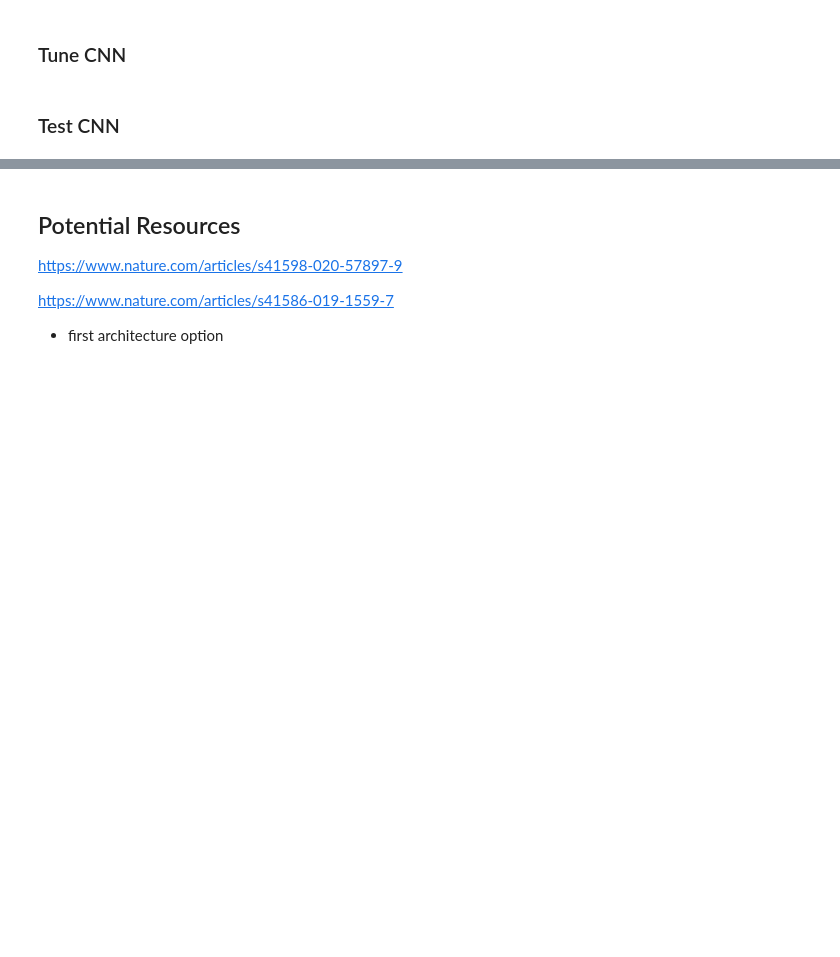
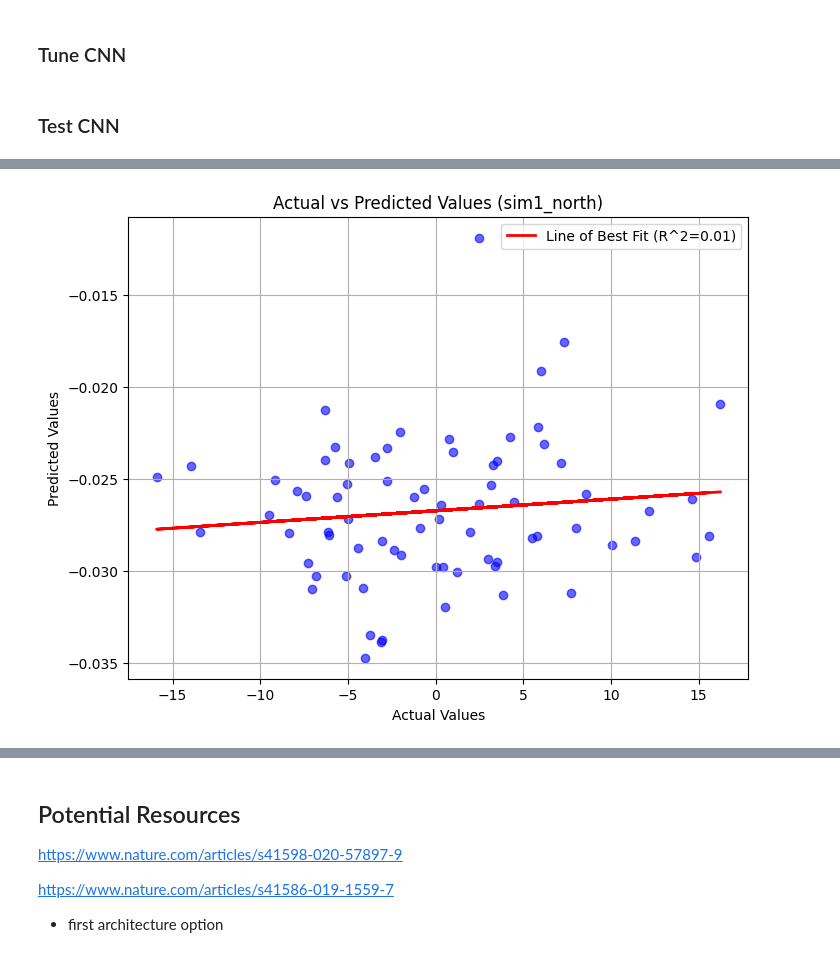
Before and after one commit to mtvaden1/California_Climate_Capstone, a Jupyter notebook: modeling/BuildCNN.ipynb, the cells around one changed output, grey strips where cells are left out. Cells and saved outputs as stored; diff of their text form; code cells hidden in the pictures; blank space fills up the shorter version.

```diff
--- a/modeling/BuildCNN.ipynb
+++ b/modeling/BuildCNN.ipynb
@@ -107,0 +112,3 @@ pd.DataFrame(X[74, :, :])
+# %%
+X_reshaped = X.reshape(100, 74, 192, 288)
+X_reshaped.shape
@@ -227,9 +241,8 @@ pytorch_total_params
 import torch.optim as optim
 
 criterion = nn.MSELoss()
-#optimizer = optim.SGD(model.parameters(), lr=0.001, momentum=0.9)
-optimizer = optim.Adam(model.parameters(), lr=0.001)
-epochs = 15
+optimizer = optim.SGD(model.parameters(), lr=0.001, momentum=0.9)
+epochs = 5
 # %% [markdown]
 ### Train CNN
 # %%
@@ -333,0 +317,8 @@ plt.show()
+# %%
+# Convert lists to numpy arrays
+predicted_data = np.array(predicted_data)
+actual_data = np.array(actual_data)
+
+# Print the shapes of the predicted and actual data arrays
+print("Predicted Data Shape:", predicted_data.shape)
+print("Actual Data Shape:", actual_data.shape)
@@ -333,0 +348,22 @@ plt.show()
+# %%
+sim1_north_predicted = predicted_data[:74, 1]
+sim1_north_actual = actual_data[:74, 1]
+# %%
+# Fit linear regression model
+regression_model = LinearRegression()
+regression_model.fit(sim1_north_actual.reshape(-1, 1), sim1_north_predicted.reshape(-1, 1))
+predicted_values = regression_model.predict(sim1_north_actual.reshape(-1, 1))
+r2_value = r2_score(sim1_north_predicted, predicted_values)
+
+# Plot scatter plot with line of best fit
+plt.figure(figsize=(8, 6))
+plt.scatter(sim1_north_actual, sim1_north_predicted, color='blue', alpha=0.6)
+plt.plot(sim1_north_actual, predicted_values, color='red', linewidth=2, label=f'Line of Best Fit (R^2={r2_value:.2f})')
+plt.title('Actual vs Predicted Values (sim1_north)')
+plt.xlabel('Actual Values')
+plt.ylabel('Predicted Values')
+plt.grid(True)
+plt.legend()
+plt.show()
+# %% [output]
+[figure, added]
```
Also changed, not shown: parts of 35 cells of this notebook.
